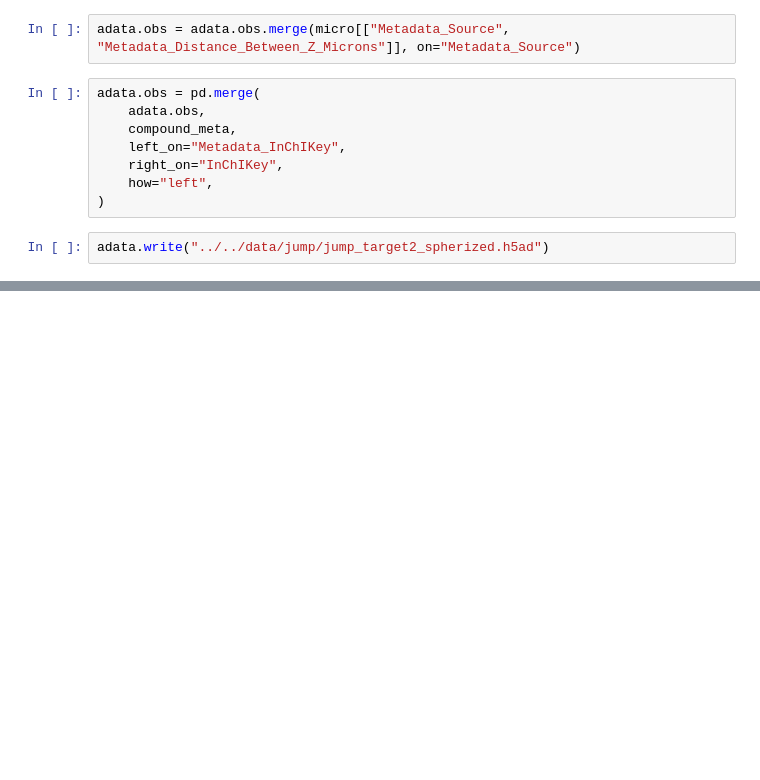
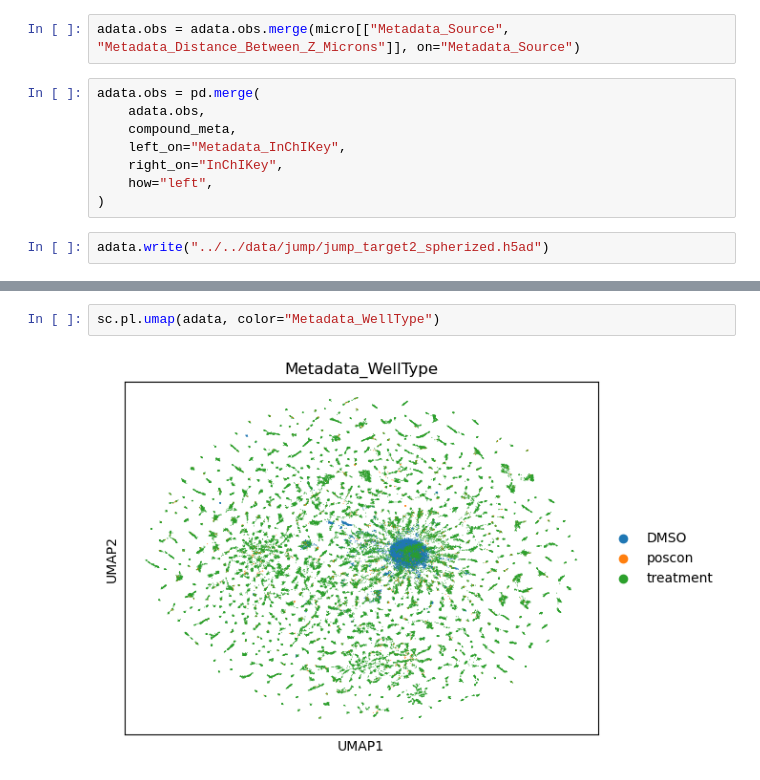
Before and after one commit to mBiocoder/batch_correction_cellpainting, a Jupyter notebook: notebooks/data_preprocessing/Run_cytominer.ipynb, the cells around one changed output, grey strips where cells are left out. Saved outputs shown, nothing was run; the diff lists cells and outputs as text; blank space fills up the shorter version.

```diff
--- a/notebooks/data_preprocessing/Run_cytominer.ipynb
+++ b/notebooks/data_preprocessing/Run_cytominer.ipynb
@@ -241,0 +250,4 @@ adata.write("../../data/jump/jump_target2_spherized.h5ad")
+# %%
+sc.pl.umap(adata, color="Metadata_WellType")
+# %% [output]
+[figure, added]
```
Also changed, not shown: parts of 4 cells of this notebook, 18 other files.
